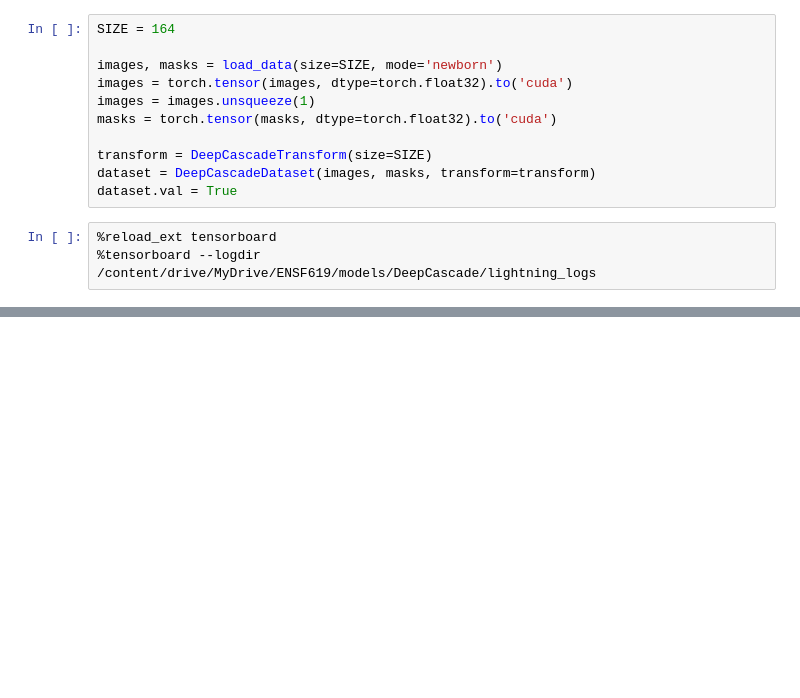
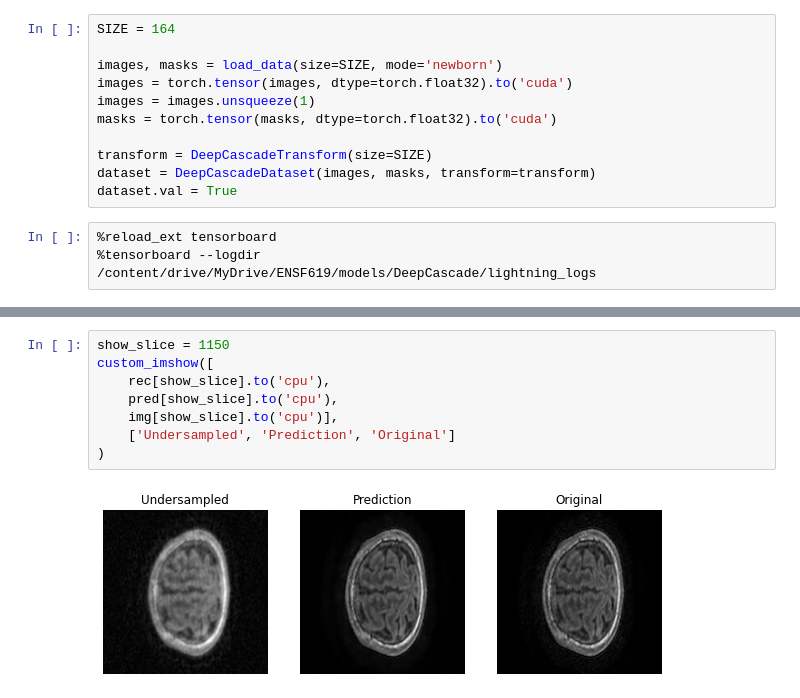
Before and after one commit to PCiunkiewicz/ensf-619, a Jupyter notebook: colab/test.ipynb, the cells around one changed output, grey strips where cells are left out. Drawn from its saved outputs; the diff is of its cells as text; blank space fills up the shorter version.

Commit message:
Update imports and add custom_imshow

```diff
--- a/colab/test.ipynb
+++ b/colab/test.ipynb
@@ -82,0 +76,10 @@ print(pred_metrics)
+# %%
+show_slice = 1150
+custom_imshow([
+    rec[show_slice].to('cpu'),
+    pred[show_slice].to('cpu'),
+    img[show_slice].to('cpu')],
+    ['Undersampled', 'Prediction', 'Original']
+)
+# %% [output]
+[figure, added]
```
Also changed, not shown: parts of 2 cells of this notebook.
